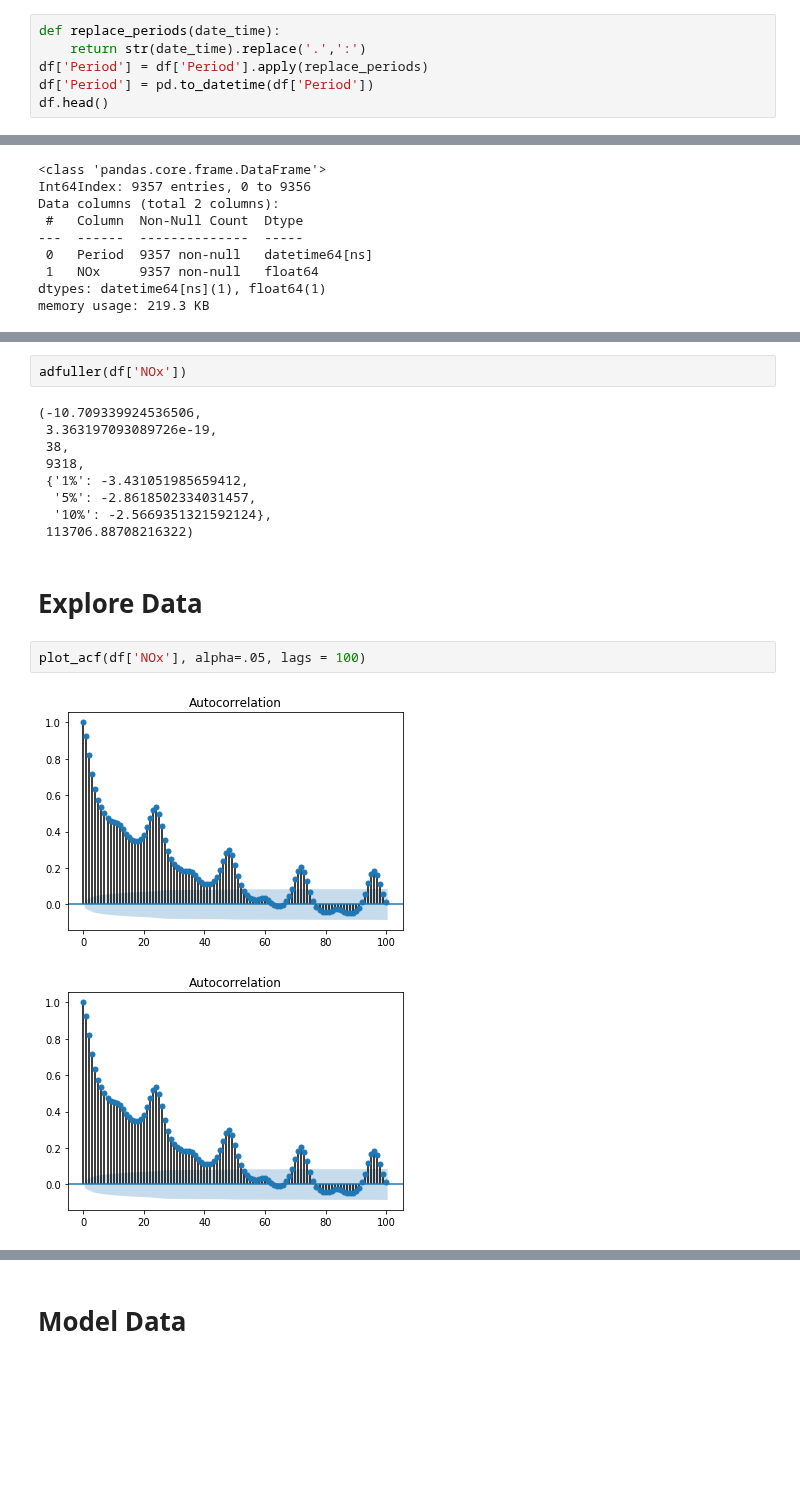
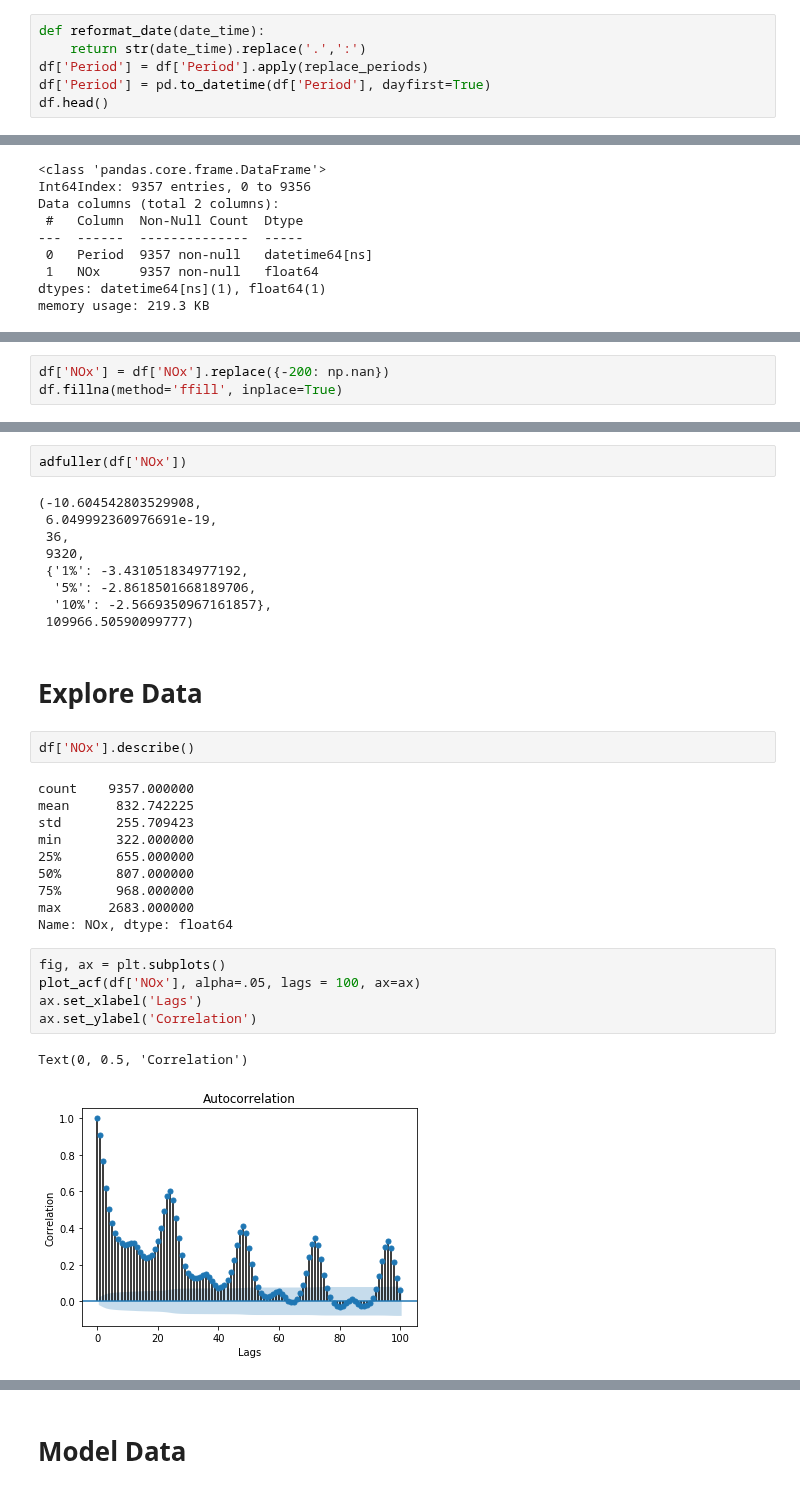
Before and after one commit to blantj/environmental_time_series, a Jupyter notebook: Modeling.ipynb, the cells around one changed output, grey strips where cells are left out. Drawn from its saved outputs; the diff is of its cells as text; blank space fills up the shorter version.

```diff
--- a/Modeling.ipynb
+++ b/Modeling.ipynb
@@ -31,10 +31,10 @@ df.head()
 # %% [markdown]
 Convert Period column to DateTime format
 # %%
-def replace_periods(date_time):
+def reformat_date(date_time):
     return str(date_time).replace('.',':')
 df['Period'] = df['Period'].apply(replace_periods)
-df['Period'] = pd.to_datetime(df['Period'])
+df['Period'] = pd.to_datetime(df['Period'], dayfirst=True)
 df.head()
 # %% [output]
 |  | Period | NOx |
@@ -60,0 +77,3 @@ memory usage: 219.3 KB
+# %%
+df['NOx'] = df['NOx'].replace({-200: np.nan})
+df.fillna(method='ffill', inplace=True)
@@ -90,18 +106,33 @@ ax.set_xticklabels(df['Period'].values, rotation=90)
 # %%
 adfuller(df['NOx'])
 # %% [output]
-(-10.709339924536506,
- 3.363197093089726e-19,
- 38,
- 9318,
- {'1%': -3.431051985659412,
-  '5%': -2.8618502334031457,
-  '10%': -2.5669351321592124},
- 113706.88708216322)
+(-10.604542803529908,
+ 6.049992360976691e-19,
+ 36,
+ 9320,
+ {'1%': -3.431051834977192,
+  '5%': -2.8618501668189706,
+  '10%': -2.5669350967161857},
+ 109966.50590099777)
 # %% [markdown]
 # Explore Data
+# %%
+df['NOx'].describe()
+# %% [output]
+count    9357.000000
+mean      832.742225
+std       255.709423
+min       322.000000
+25%       655.000000
+50%       807.000000
+75%       968.000000
+max      2683.000000
+Name: NOx, dtype: float64
 # %%
-plot_acf(df['NOx'], alpha=.05, lags = 100)
+fig, ax = plt.subplots()
+plot_acf(df['NOx'], alpha=.05, lags = 100, ax=ax)
+ax.set_xlabel('Lags')
+ax.set_ylabel('Correlation')
 # %% [output]
+Text(0, 0.5, 'Correlation')
-[figure, old version]
+[figure, new version]
-[figure, removed]
```
Also changed, not shown: parts of 25 cells of this notebook.
